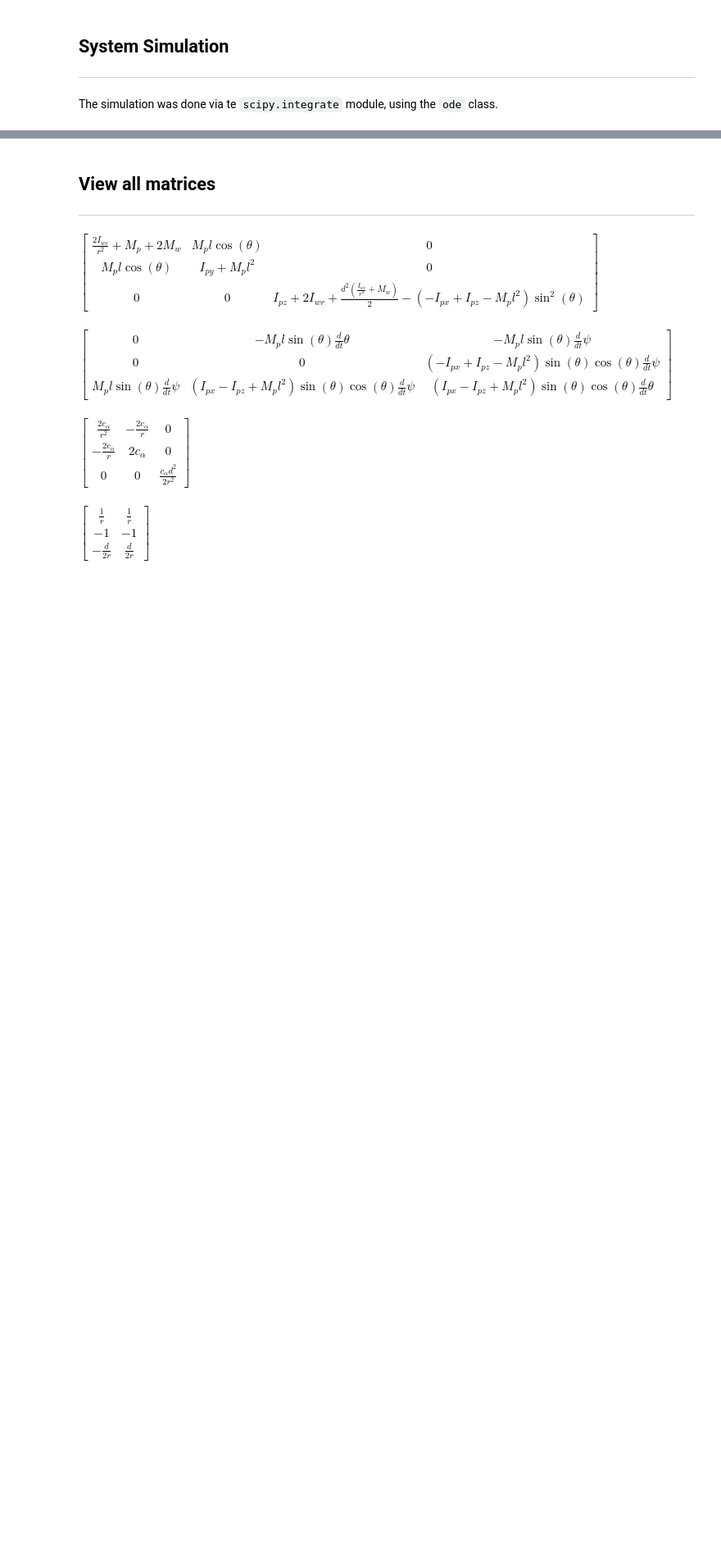
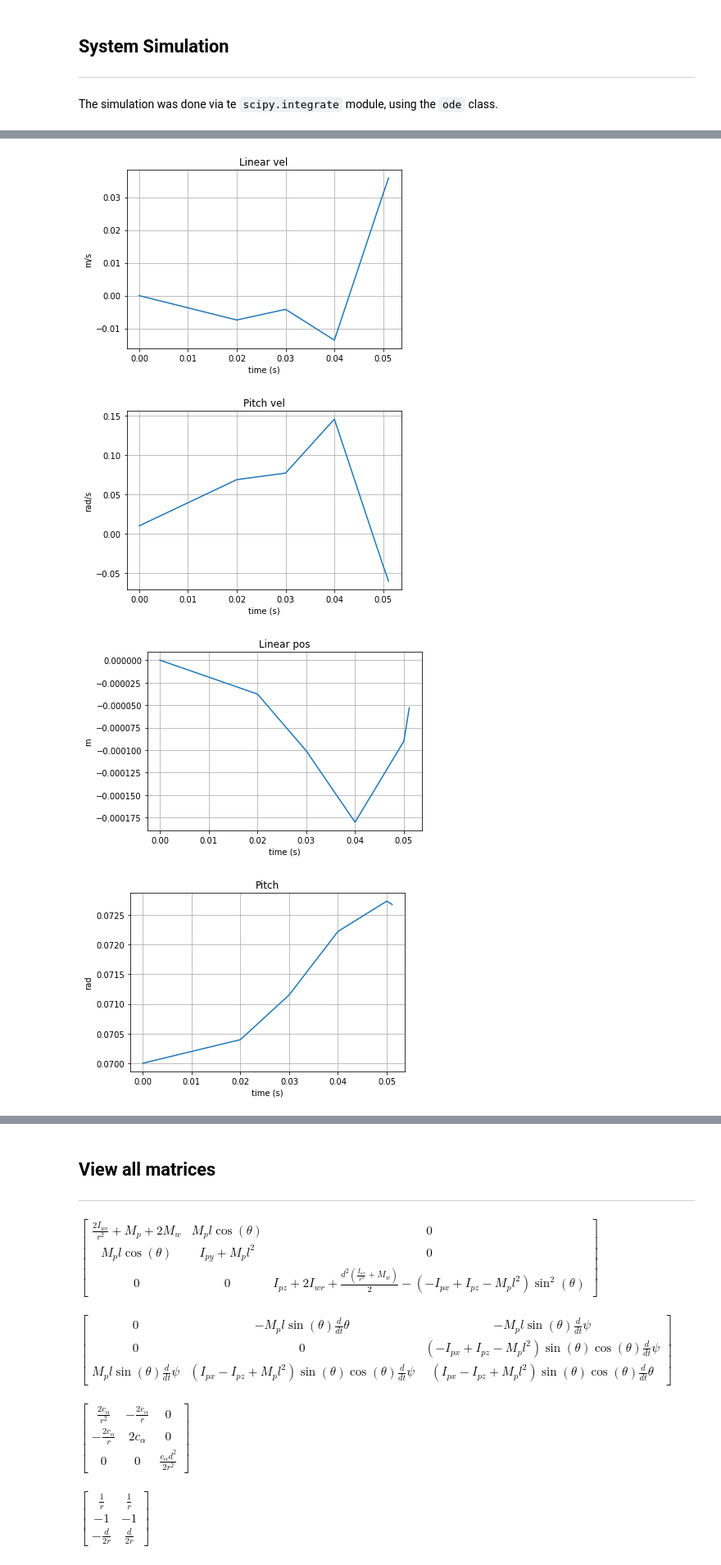
Before and after one commit to Brazilian-Institute-of-Robotics/bir_bbot, a Jupyter notebook: Model_simulation/control_notebook.ipynb, the cells around one changed output, grey strips where cells are left out. Shown: that part at 82% size. Saved outputs shown, nothing was run; the diff lists cells and outputs as text; code cells hidden in the pictures; blank space fills up the shorter version.

```diff
--- a/Model_simulation/control_notebook.ipynb
+++ b/Model_simulation/control_notebook.ipynb
@@ -351,0 +374,40 @@ plt.plot(time_history,history[3,:])
+# %%
+fig1 = plt.figure()
+plt.plot(time_history,history[0,:])
+plt.title("Linear vel")
+plt.xlabel("time (s)")
+plt.ylabel("m/s")
+plt.grid()
+
+fig2 = plt.figure()
+plt.plot(time_history,history[1,:])
+plt.title("Pitch vel")
+plt.xlabel("time (s)")
+plt.ylabel("rad/s")
+plt.grid()
+
+fig3 = plt.figure()
+plt.plot(time_history,history[3,:])
+plt.title("Linear pos")
+plt.xlabel("time (s)")
+plt.ylabel("m")
+plt.grid()
+
+fig4 = plt.figure()
+plt.plot(time_history,history[4,:])
+plt.title("Pitch")
+plt.xlabel("time (s)")
+plt.ylabel("rad")
+plt.grid()
+
+fig5 = plt.figure()
+plt.plot(time_history,input_history[0,:])
+plt.title("Left Torque")
+plt.xlabel("time (s)")
+plt.ylabel("N.m")
+plt.grid()
+# %% [output]
+[figure, added]
+[figure, added]
+[figure, added]
+[figure, added]
```
Also changed, not shown: parts of 22 cells of this notebook.
